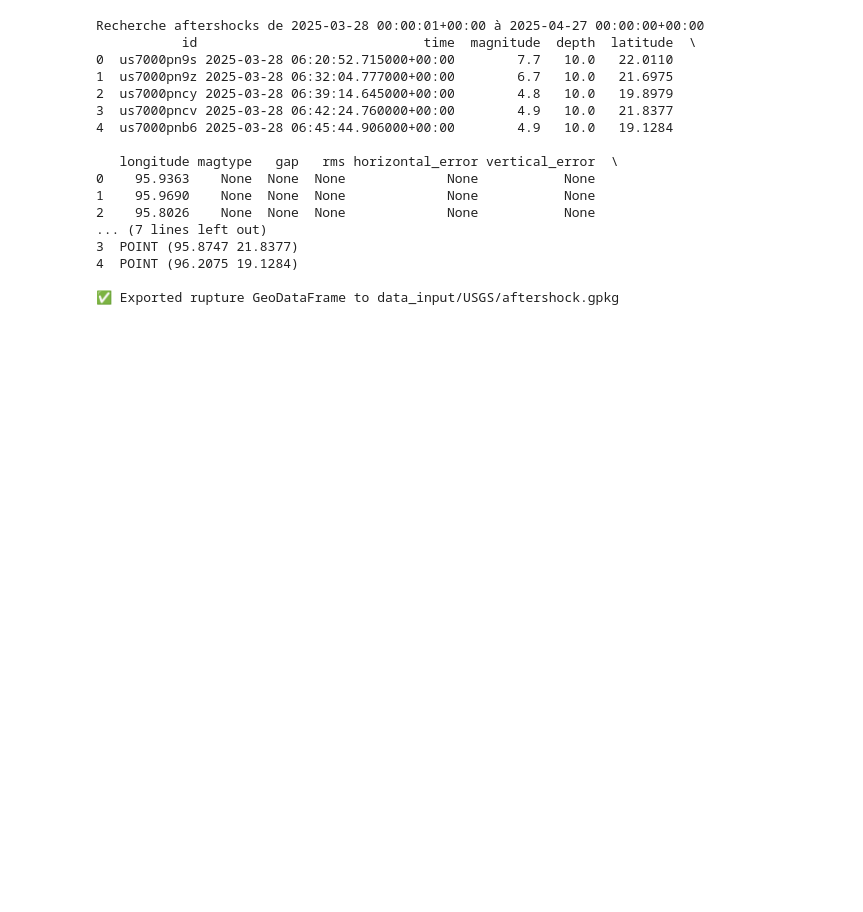
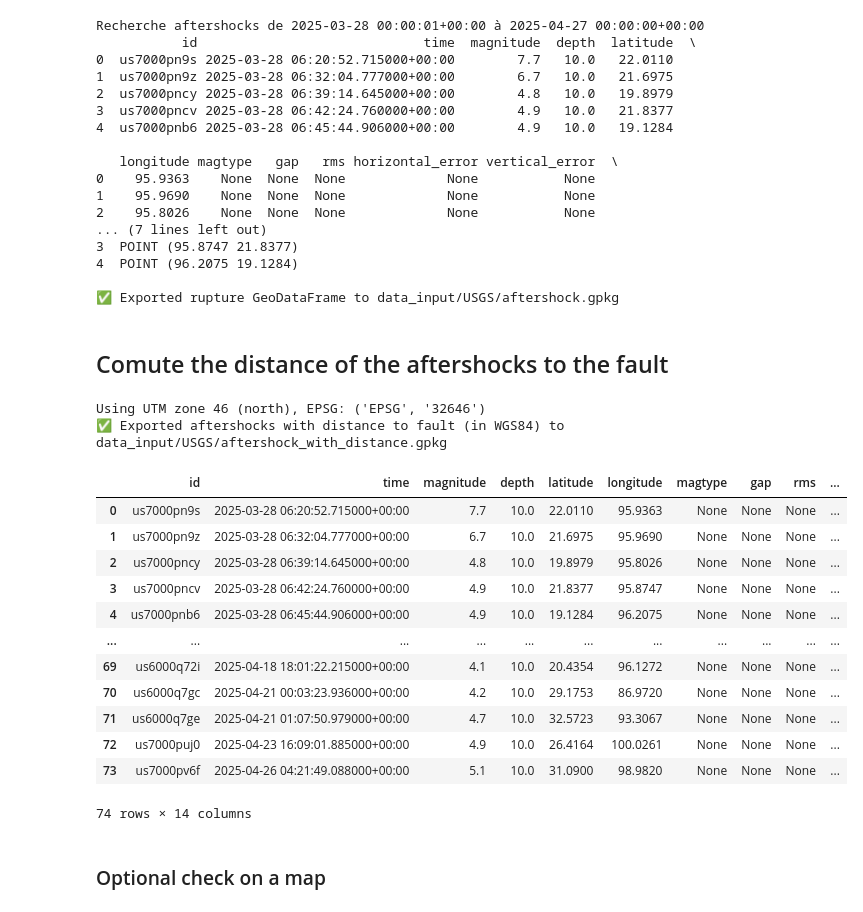
Before and after one commit to olafkoenig/2025_usgs_earthquake_mapping, a Jupyter notebook: usgs_data_safer.ipynb, the cells around one changed output. Saved outputs shown, nothing was run; the diff lists cells and outputs as text; code cells hidden in the pictures; blank space fills up the shorter version.

```diff
--- a/usgs_data_safer.ipynb
+++ b/usgs_data_safer.ipynb
@@ -851,3 +859,79 @@ Recherche aftershocks de 2025-03-28 00:00:01+00:00 à 2025-04-27 00:00:00+00:00
 4  POINT (96.2075 19.1284)
 
 ✅ Exported rupture GeoDataFrame to data_input/USGS/aftershock.gpkg
+# %% [markdown]
+## Comute the distance of the aftershocks to the fault
+# %%
+import geopandas as gpd
+from shapely.geometry import Point
+from pyproj import CRS
+import os
+
+output_dir = "data_input/USGS"
+
+# 1. Charger les fichiers
+rupture_gdf = gpd.read_file(f"{output_dir}/rupture_fault.gpkg", layer="rupture")
+gdf_aftershock = gpd.read_file(f"{output_dir}/aftershock.gpkg", layer="aftershock")
+
+# 2. Vérifier/définir le CRS d'origine (WGS84)
+if rupture_gdf.crs is None:
+    rupture_gdf.set_crs("EPSG:4326", inplace=True)
+if gdf_aftershock.crs is None:
+    gdf_aftershock.set_crs("EPSG:4326", inplace=True)
+
+# 3. Calculer le bon CRS UTM automatiquement (selon le centre des aftershocks)
+lon, lat = gdf_aftershock.unary_union.centroid.x, gdf_aftershock.unary_union.centroid.y
+zone_number = int((lon + 180) / 6) + 1
+hemisphere = "north" if lat >= 0 else "south"
+utm_crs = CRS.from_dict({
+    "proj": "utm",
+    "zone": zone_number,
+    "south": hemisphere == "south"
+})
+
+print(f"Using UTM zone {zone_number} ({hemisphere}), EPSG: {utm_crs.to_authority()}")
+
+# 4. Reprojeter
+rupture_gdf_utm = rupture_gdf.to_crs(utm_crs)
+aftershock_gdf_utm = gdf_aftershock.to_crs(utm_crs)
+
+# 5. Fusionner la géométrie de la faille
+rupture_geom_utm = rupture_gdf_utm.unary_union
+
+# 6. Calculer la distance de chaque aftershock à la faille (en mètres)
+aftershock_gdf_utm["distance_to_fault_m"] = aftershock_gdf_utm.geometry.apply(
+    lambda pt: pt.distance(rupture_geom_utm)
+)
+
+# 7. Rapatrier la colonne dans le GeoDataFrame WGS84 d’origine
+gdf_aftershock["distance_to_fault_m"] = aftershock_gdf_utm["distance_to_fault_m"]
+gdf_aftershock["distance_to_fault_km"] = gdf_aftershock["distance_to_fault_m"] / 1000
+
+# 8. Exporter en GeoPackage
+gdf_aftershock.to_file(
+    f"{output_dir}/aftershock_with_distance.gpkg",
+    layer="aftershock_with_distance",
+    driver="GPKG"
+)
+print(f"✅ Exported aftershocks with distance to fault (in WGS84) to {output_dir}/aftershock_with_distance.gpkg")
+# %% [output]
+Using UTM zone 46 (north), EPSG: ('EPSG', '32646')
+✅ Exported aftershocks with distance to fault (in WGS84) to data_input/USGS/aftershock_with_distance.gpkg
+# %%
+gdf_aftershock
+# %% [output]
+|  | id | time | magnitude | depth | latitude | longitude | magtype | gap | rms | ... |
+| 0 | us7000pn9s | 2025-03-28 06:20:52.715000+00:00 | 7.7 | 10.0 | 22.0110 | 95.9363 | None | None | None | ... |
+| 1 | us7000pn9z | 2025-03-28 06:32:04.777000+00:00 | 6.7 | 10.0 | 21.6975 | 95.9690 | None | None | None | ... |
+| 2 | us7000pncy | 2025-03-28 06:39:14.645000+00:00 | 4.8 | 10.0 | 19.8979 | 95.8026 | None | None | None | ... |
+| 3 | us7000pncv | 2025-03-28 06:42:24.760000+00:00 | 4.9 | 10.0 | 21.8377 | 95.8747 | None | None | None | ... |
+| 4 | us7000pnb6 | 2025-03-28 06:45:44.906000+00:00 | 4.9 | 10.0 | 19.1284 | 96.2075 | None | None | None | ... |
+| ... | ... | ... | ... | ... | ... | ... | ... | ... | ... | ... |
+| 69 | us6000q72i | 2025-04-18 18:01:22.215000+00:00 | 4.1 | 10.0 | 20.4354 | 96.1272 | None | None | None | ... |
+| 70 | us6000q7gc | 2025-04-21 00:03:23.936000+00:00 | 4.2 | 10.0 | 29.1753 | 86.9720 | None | None | None | ... |
+| 71 | us6000q7ge | 2025-04-21 01:07:50.979000+00:00 | 4.7 | 10.0 | 32.5723 | 93.3067 | None | None | None | ... |
+| 72 | us7000puj0 | 2025-04-23 16:09:01.885000+00:00 | 4.9 | 10.0 | 26.4164 | 100.0261 | None | None | None | ... |
+| 73 | us7000pv6f | 2025-04-26 04:21:49.088000+00:00 | 5.1 | 10.0 | 31.0900 | 98.9820 | None | None | None | ... |
+74 rows × 14 columns
+# %% [markdown]
+### Optional check on a map
```
Also changed, not shown: parts of 7 cells of this notebook, 3 other files.
